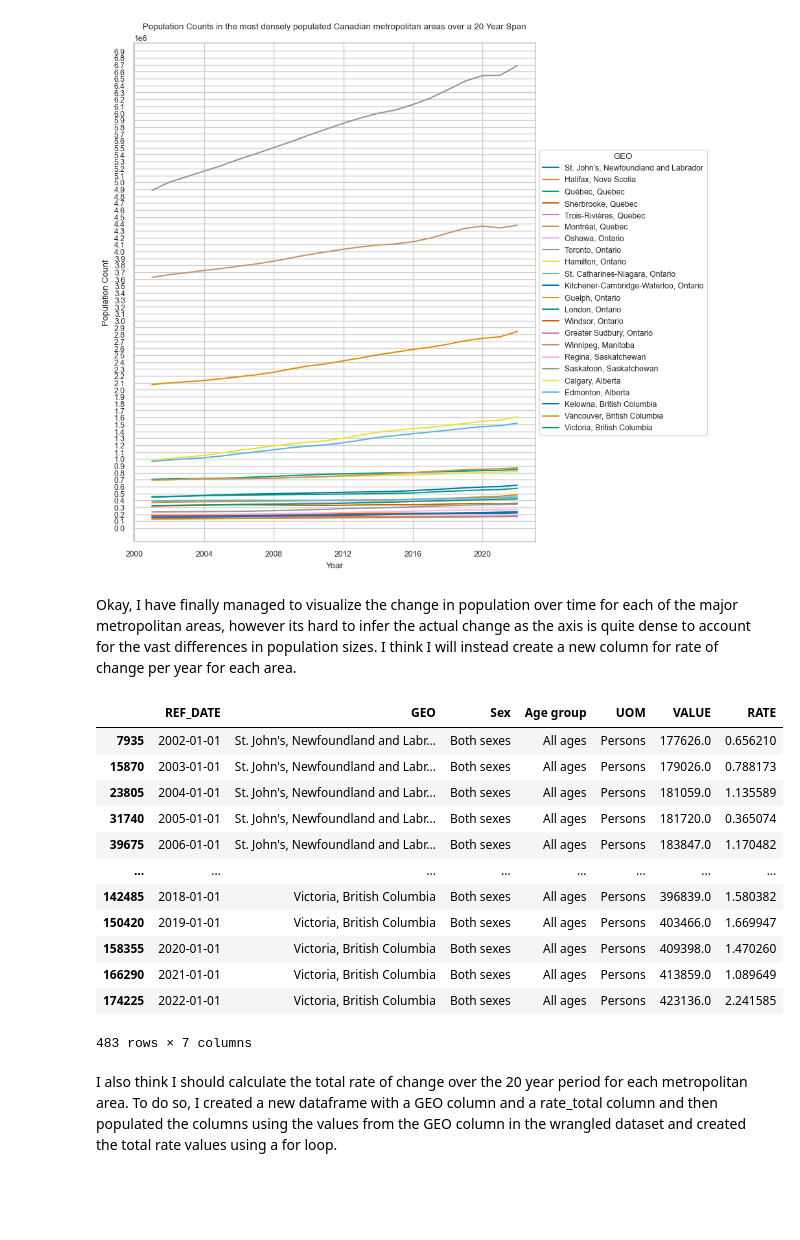
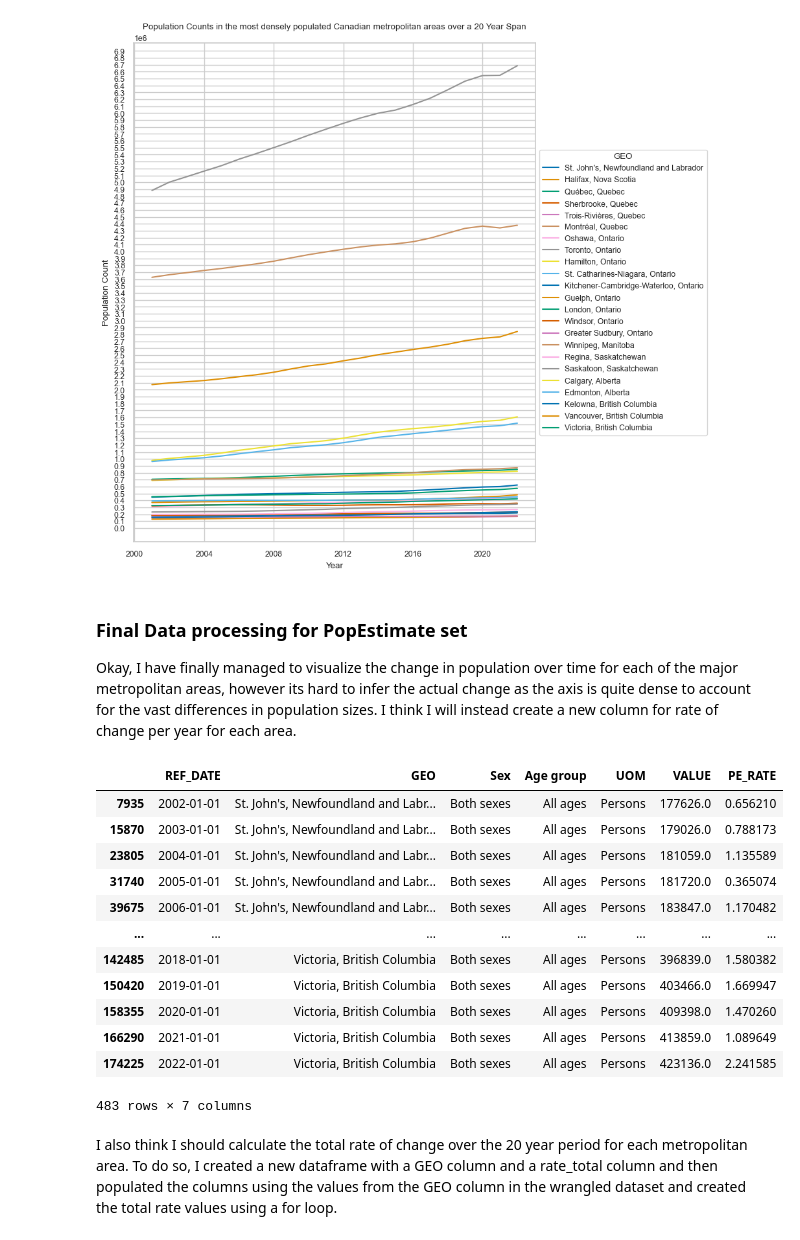
Before and after one commit to ubco-W2022T2-data301/project-group-group01, a Jupyter notebook: analysis/Logananalysis2.ipynb, the cells around one changed output. Drawn from its saved outputs; the diff is of its cells as text; code cells hidden in the pictures; blank space fills up the shorter version.

```diff
--- a/analysis/Logananalysis2.ipynb
+++ b/analysis/Logananalysis2.ipynb
@@ -445,17 +495,18 @@ plt.show()
 # %% [output]
 [figure]
 # %% [markdown]
+### Final Data processing for PopEstimate set
 Okay, I have finally managed to visualize the change in population over time for each of the major metropolitan areas, however its hard to infer the actual change as the axis is quite dense to account for the vast differences in population sizes. I think I will instead create a new column for rate of change per year for each area.
 # %%
 rate_change_per_year = pd.DataFrame()
 for city in PE_Wrangled_Final_all_ages["GEO"].unique():
     city_list = PE_Wrangled_Final_all_ages.loc[PE_Wrangled_Final_all_ages['GEO'] == city].copy()
-    city_list['RATE'] = city_list['VALUE'].pct_change() * 100
+    city_list['PE_RATE'] = city_list['VALUE'].pct_change() * 100
     city_list = city_list.dropna()
     rate_change_per_year = pd.concat([rate_change_per_year, city_list], axis=0)
 rate_change_per_year
 # %% [output]
-|  | REF_DATE | GEO | Sex | Age group | UOM | VALUE | RATE |
+|  | REF_DATE | GEO | Sex | Age group | UOM | VALUE | PE_RATE |
 | 7935 | 2002-01-01 | St. John's, Newfoundland and Labr... | Both sexes | All ages | Persons | 177626.0 | 0.656210 |
 | 15870 | 2003-01-01 | St. John's, Newfoundland and Labr... | Both sexes | All ages | Persons | 179026.0 | 0.788173 |
 | 23805 | 2004-01-01 | St. John's, Newfoundland and Labr... | Both sexes | All ages | Persons | 181059.0 | 1.135589 |
```
Also changed, not shown: parts of 63 cells of this notebook, 2 other files.
